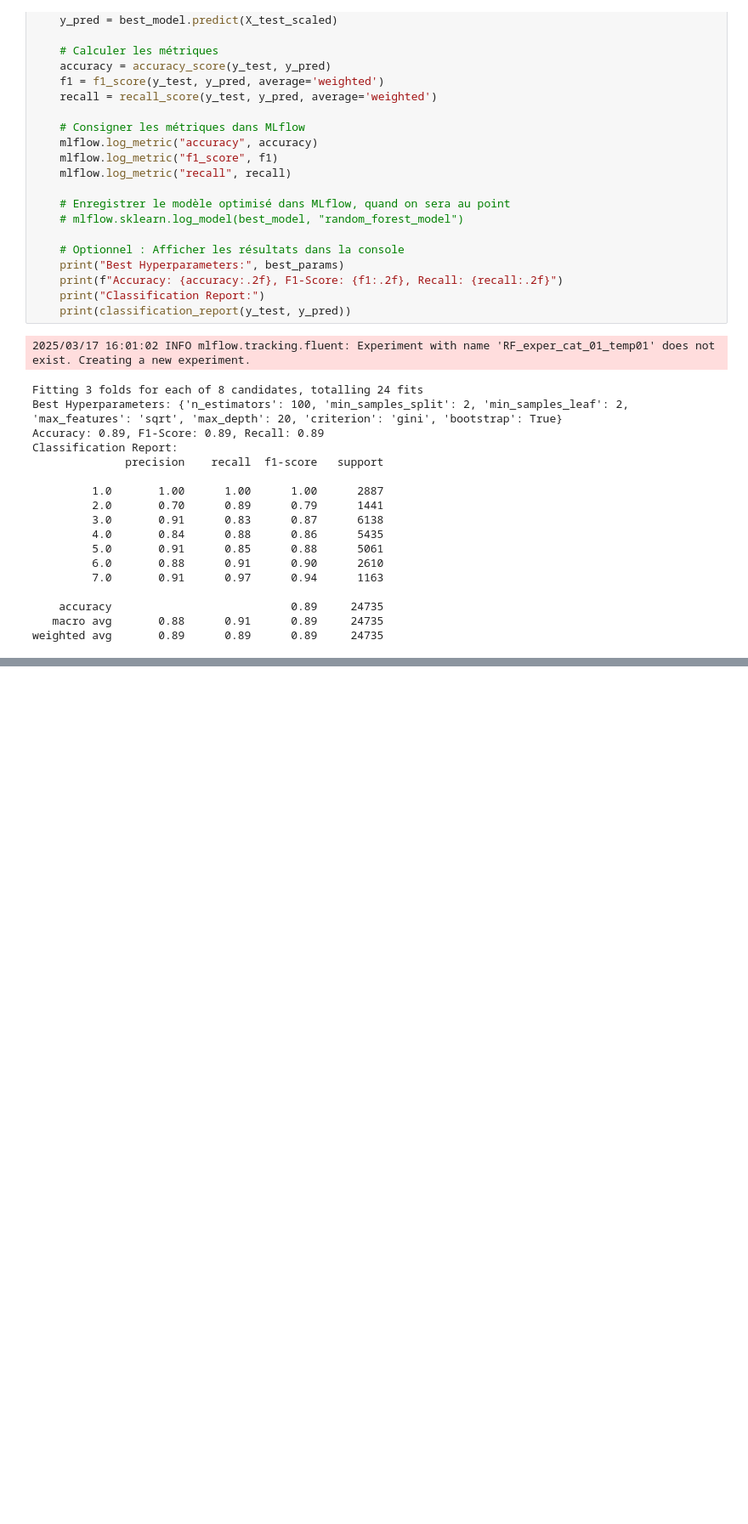
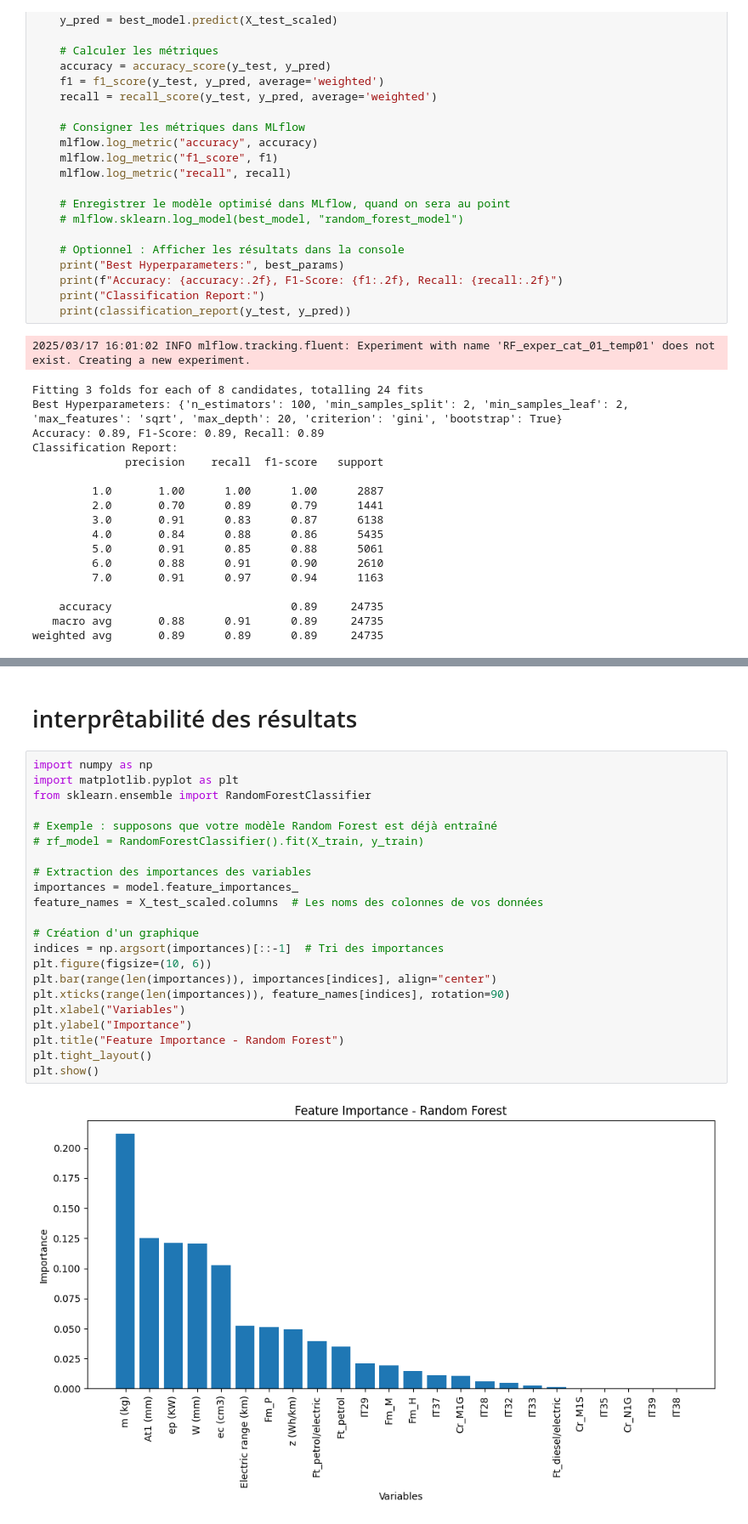
Before and after one commit to DataScientest-Studio/sept24_cds_co2, a Jupyter notebook: notebooks/6.1_model_cat_rf_denis.ipynb, the cells around one changed output, grey strips where cells are left out. Shown at 85% size. Cells and saved outputs as stored; diff of their text form; blank space fills up the shorter version.

```diff
--- a/notebooks/6.1_model_cat_rf_denis.ipynb
+++ b/notebooks/6.1_model_cat_rf_denis.ipynb
@@ -436,0 +552,26 @@ weighted avg       0.89      0.89      0.89     24735
+# %% [markdown]
+# interprêtabilité des résultats
+# %%
+import numpy as np
+import matplotlib.pyplot as plt
+from sklearn.ensemble import RandomForestClassifier
+
+# Exemple : supposons que votre modèle Random Forest est déjà entraîné
+# rf_model = RandomForestClassifier().fit(X_train, y_train)
+
+# Extraction des importances des variables
+importances = model.feature_importances_
+feature_names = X_test_scaled.columns  # Les noms des colonnes de vos données
+
+# Création d'un graphique
+indices = np.argsort(importances)[::-1]  # Tri des importances
+plt.figure(figsize=(10, 6))
+plt.bar(range(len(importances)), importances[indices], align="center")
+plt.xticks(range(len(importances)), feature_names[indices], rotation=90)
+plt.xlabel("Variables")
+plt.ylabel("Importance")
+plt.title("Feature Importance - Random Forest")
+plt.tight_layout()
+plt.show()
+# %% [output]
+[figure, added]
```
Also changed, not shown: parts of 7 cells of this notebook, 1 other file.
